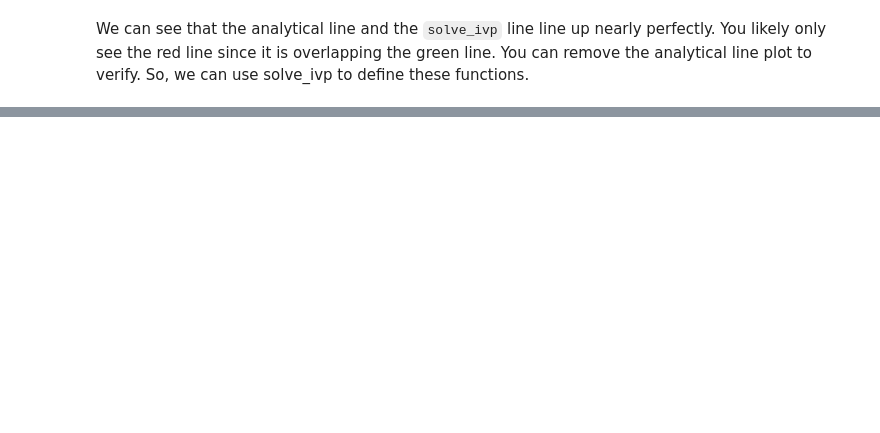
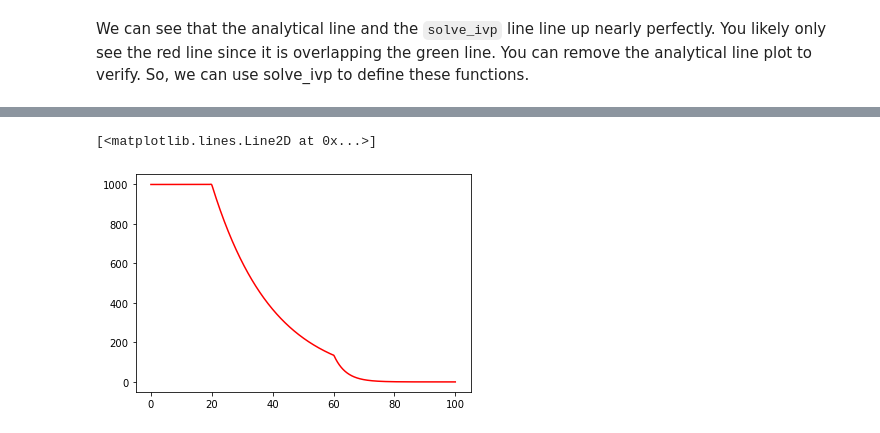
Before and after one commit to timplab/bcmb_bootcamp, a Jupyter notebook: day5/notebooks/modeling_2021.ipynb, the cells around one changed output, grey strips where cells are left out. Drawn from its saved outputs; the diff is of its cells as text; code cells hidden in the pictures; blank space fills up the shorter version.

```diff
--- a/day5/notebooks/modeling_2021.ipynb
+++ b/day5/notebooks/modeling_2021.ipynb
@@ -278,2 +293,17 @@ plt.legend(['solve_ivp', 'for loop', 'analytical'])
 # %% [markdown]
 We can see that the analytical line and the `solve_ivp` line line up nearly perfectly. You likely only see the red line since it is overlapping the green line. You can remove the analytical line plot to verify.   So, we can use solve_ivp to define these functions.
+# %%
+def nonconstant_decay(t, C):
+    if t < 20:
+        k=0
+    elif t < 60:
+        k=0.05
+    else:
+        k=0.25
+    return -k*C
+# %%
+C_0=[1000] #initial Condition
+tspan = [0, 100] #Time span
+output_times = np.linspace(0,100,1001)
+C_solver = solve_ivp(nonconstant_decay, tspan, C_0, t_eval=output_times, max_step=1.0)
+C_solver
@@ -279,0 +323,5 @@ We can see that the analytical line and the `solve_ivp` line line up nearly perf
+# %%
+plt.plot(C_solver.t, C_solver.y[0], 'r-')
+# %% [output]
+[<matplotlib.lines.Line2D at 0x...>]
+[figure, added]
```
Also changed, not shown: parts of 11 cells of this notebook, 8 other files.
